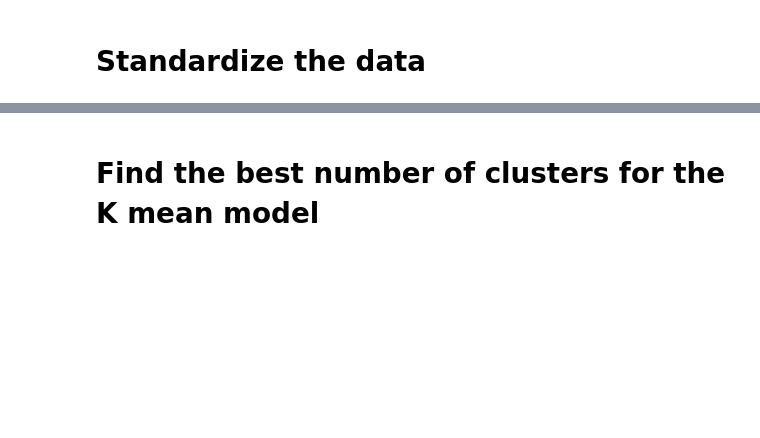
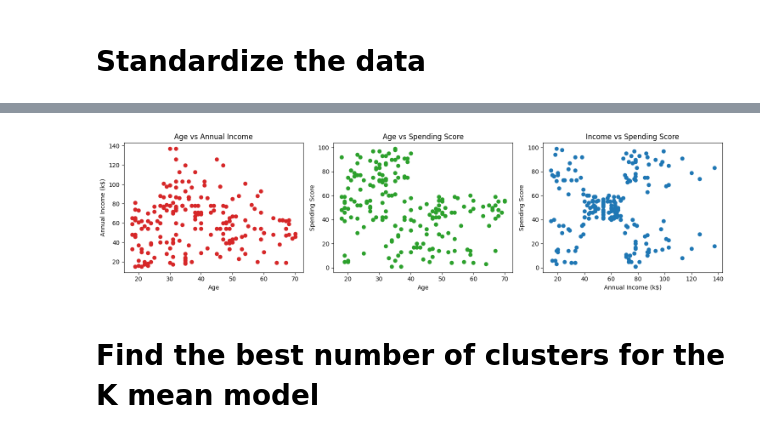
Before and after one commit to lucy-buhayenko/LFC, a Jupyter notebook: csci-250/Lucy_Kmeans.ipynb, the cells around one changed output, grey strips where cells are left out. Saved outputs shown, nothing was run; the diff lists cells and outputs as text; code cells hidden in the pictures; blank space fills up the shorter version.

```diff
--- a/csci-250/Lucy_Kmeans.ipynb
+++ b/csci-250/Lucy_Kmeans.ipynb
@@ -89,3 +65,32 @@ plt.show()
+# %%
+#scatter plot for 3 cases (age vs annual income and age vs spending score and income vs spending score)
+plt.figure(figsize=(15, 4))
+
+# 1. Age vs Annual Income
+plt.subplot(1, 3, 1)
+plt.scatter(df["Age"], df["Annual Income (k$)"], color='tab:red')
+plt.xlabel("Age")
+plt.ylabel("Annual Income (k$)")
+plt.title("Age vs Annual Income")
+
+# 2. Age vs Spending Score
+plt.subplot(1, 3, 2)
+plt.scatter(df["Age"], df["Spending Score (1-100)"], color='tab:green')
+plt.xlabel("Age")
+plt.ylabel("Spending Score")
+plt.title("Age vs Spending Score")
+
+# 3. Annual Income vs Spending Score
+plt.subplot(1, 3, 3)
+plt.scatter(df["Annual Income (k$)"], df["Spending Score (1-100)"], color='tab:blue')
+plt.xlabel("Annual Income (k$)")
+plt.ylabel("Spending Score")
+plt.title("Income vs Spending Score")
+
+plt.tight_layout()
+plt.show()
+# %% [output]
+[figure, added]
 # %% [markdown]
 # Find the best number of clusters for the K mean model
 # %% [markdown]
```
Also changed, not shown: parts of 13 cells of this notebook.
